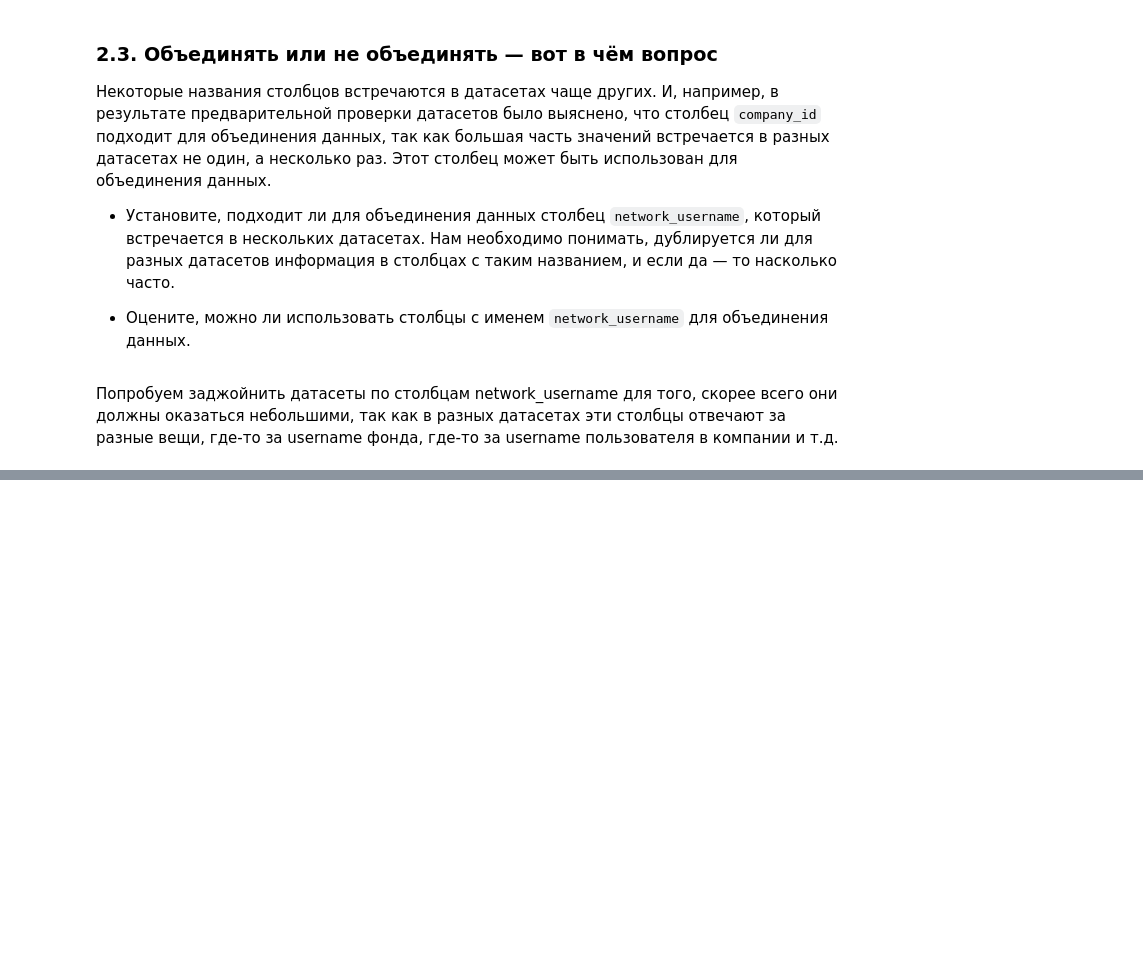
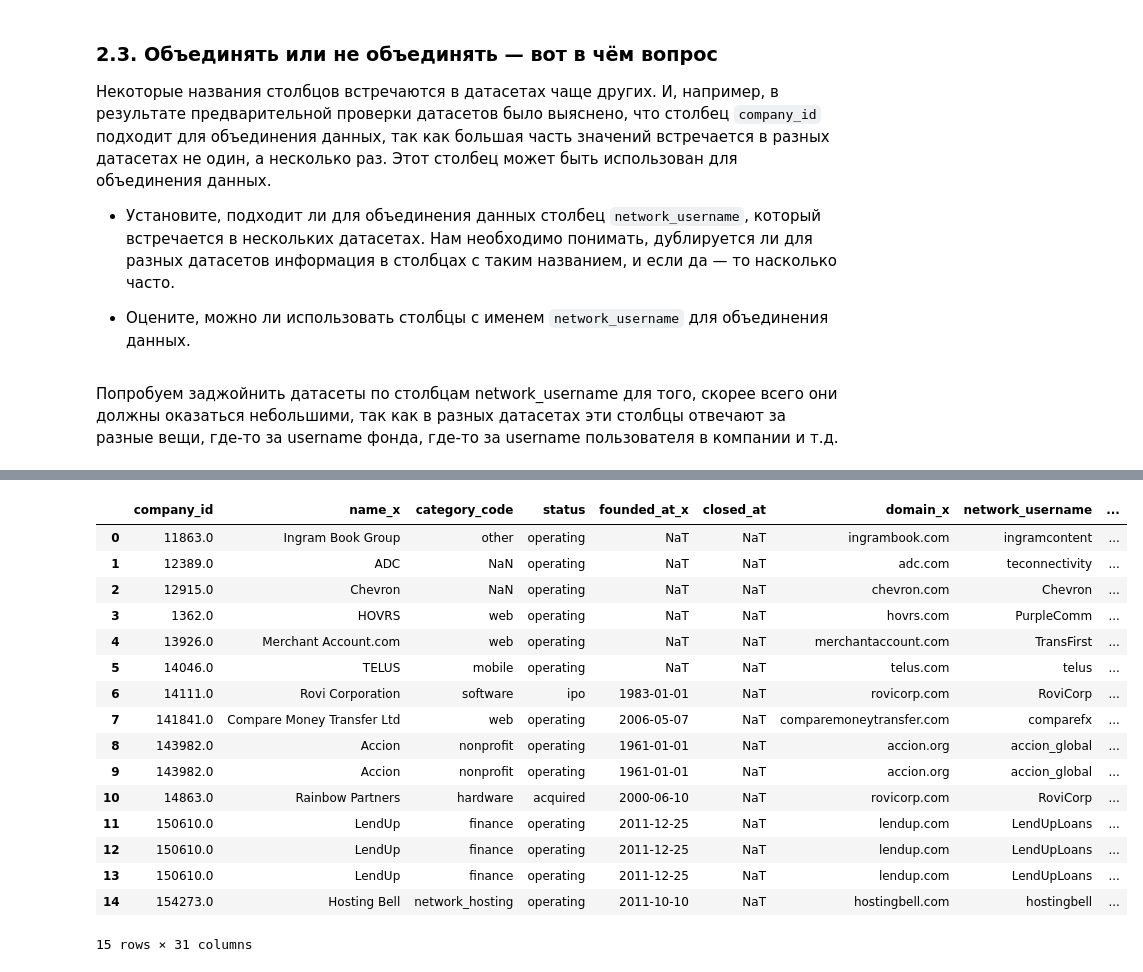
Before and after one commit to PsychoCoderrr/YPracticumProjects, a Jupyter notebook: FinalPythonProject.ipynb, the cells around one changed output, grey strips where cells are left out. Drawn from its saved outputs; the diff is of its cells as text; code cells hidden in the pictures; blank space fills up the shorter version.

```diff
--- a/FinalPythonProject.ipynb
+++ b/FinalPythonProject.ipynb
@@ -475,0 +497,21 @@ education_summary.head()
+# %%
+df_company_fund_merged = pd.merge(df_company_clean, df_fund_clean, on = 'network_username', how = 'inner')
+df_company_fund_merged.head(15)
+# %% [output]
+|  | company_id | name_x | category_code | status | founded_at_x | closed_at | domain_x | network_username | ... |
+| 0 | 11863.0 | Ingram Book Group | other | operating | NaT | NaT | ingrambook.com | ingramcontent | ... |
+| 1 | 12389.0 | ADC | NaN | operating | NaT | NaT | adc.com | teconnectivity | ... |
+| 2 | 12915.0 | Chevron | NaN | operating | NaT | NaT | chevron.com | Chevron | ... |
+| 3 | 1362.0 | HOVRS | web | operating | NaT | NaT | hovrs.com | PurpleComm | ... |
+| 4 | 13926.0 | Merchant Account.com | web | operating | NaT | NaT | merchantaccount.com | TransFirst | ... |
+| 5 | 14046.0 | TELUS | mobile | operating | NaT | NaT | telus.com | telus | ... |
+| 6 | 14111.0 | Rovi Corporation | software | ipo | 1983-01-01 | NaT | rovicorp.com | RoviCorp | ... |
+| 7 | 141841.0 | Compare Money Transfer Ltd | web | operating | 2006-05-07 | NaT | comparemoneytransfer.com | comparefx | ... |
+| 8 | 143982.0 | Accion | nonprofit | operating | 1961-01-01 | NaT | accion.org | accion_global | ... |
+| 9 | 143982.0 | Accion | nonprofit | operating | 1961-01-01 | NaT | accion.org | accion_global | ... |
+| 10 | 14863.0 | Rainbow Partners | hardware | acquired | 2000-06-10 | NaT | rovicorp.com | RoviCorp | ... |
+| 11 | 150610.0 | LendUp | finance | operating | 2011-12-25 | NaT | lendup.com | LendUpLoans | ... |
+| 12 | 150610.0 | LendUp | finance | operating | 2011-12-25 | NaT | lendup.com | LendUpLoans | ... |
+| 13 | 150610.0 | LendUp | finance | operating | 2011-12-25 | NaT | lendup.com | LendUpLoans | ... |
+| 14 | 154273.0 | Hosting Bell | network_hosting | operating | 2011-10-10 | NaT | hostingbell.com | hostingbell | ... |
+15 rows × 31 columns
```
Also changed, not shown: parts of 4 cells of this notebook.
